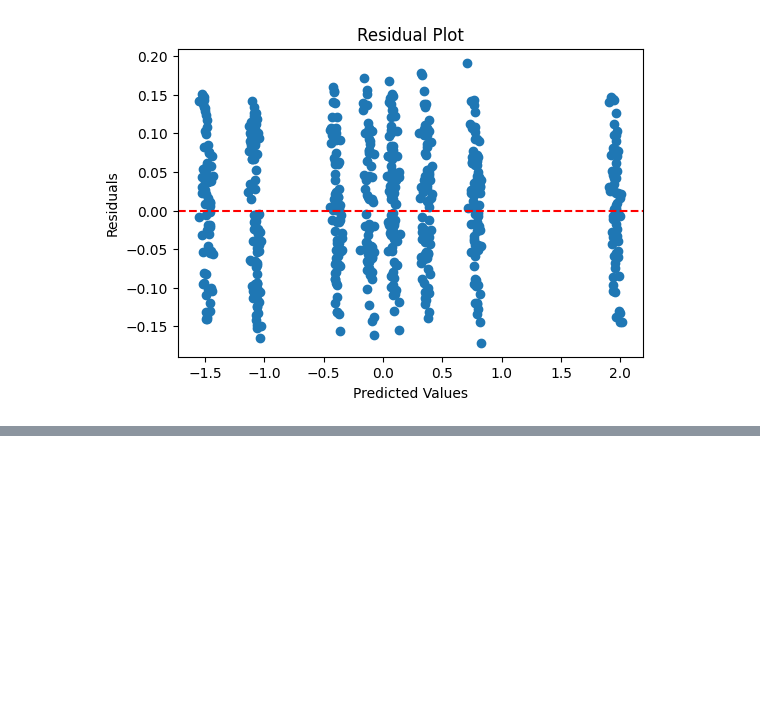
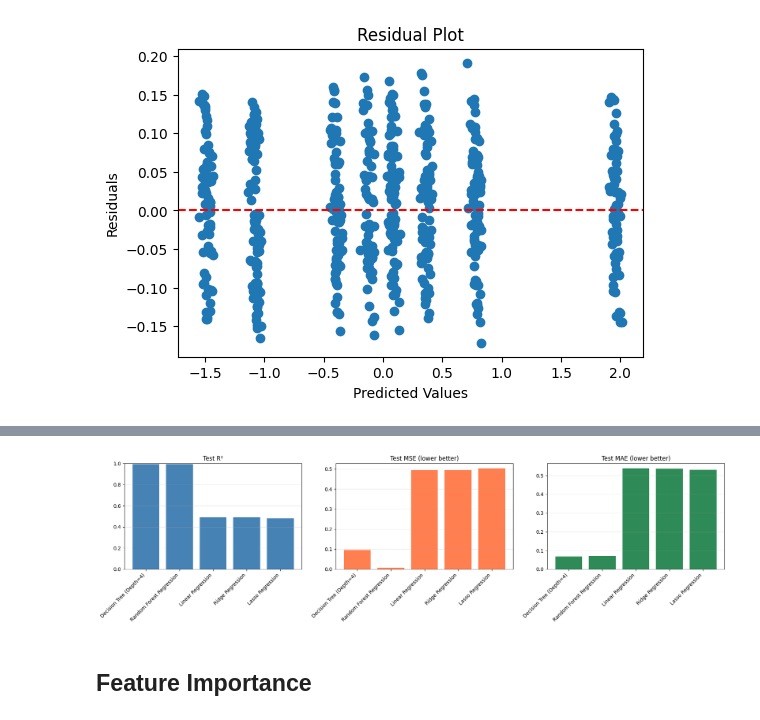
Before and after one commit to pasindu-piyumal/BMW-Global-Sales, a Jupyter notebook: analysis.ipynb, the cells around one changed output, grey strips where cells are left out. Cells and saved outputs as stored; diff of their text form; code cells hidden in the pictures; blank space fills up the shorter version.

Commit message:
feature importance and confusion metrix

```diff
--- a/analysis.ipynb
+++ b/analysis.ipynb
@@ -696,0 +699,24 @@ display(results_df)
+# %%
+figure, axes = plt.subplots(1, 3, figsize=(18, 5))
+
+# for R²
+axes[0].bar(results_df['Model'], results_df['R2(Test)'], color='steelblue')
+axes[0].set_title('Test R²'); axes[0].set_ylim(0, 1); axes[0].grid(True, axis='y', alpha=0.3)
+
+# for MSE
+axes[1].bar(results_df['Model'], results_df['MSE(Test)'], color='coral')
+axes[1].set_title('Test MSE (lower better)'); axes[1].grid(True, axis='y', alpha=0.3)
+
+# for MAE
+axes[2].bar(results_df['Model'], results_df['MAE(Test)'], color='seagreen')
+axes[2].set_title('Test MAE (lower better)'); axes[2].grid(True, axis='y', alpha=0.3)
+
+for ax in axes:
+    ax.set_xticklabels(results_df['Model'], rotation=45, ha='right')
+
+plt.tight_layout()
+plt.show()
+# %% [output]
+[figure, added]
+# %% [markdown]
+## Feature Importance
```
Also changed, not shown: parts of 8 cells of this notebook.
